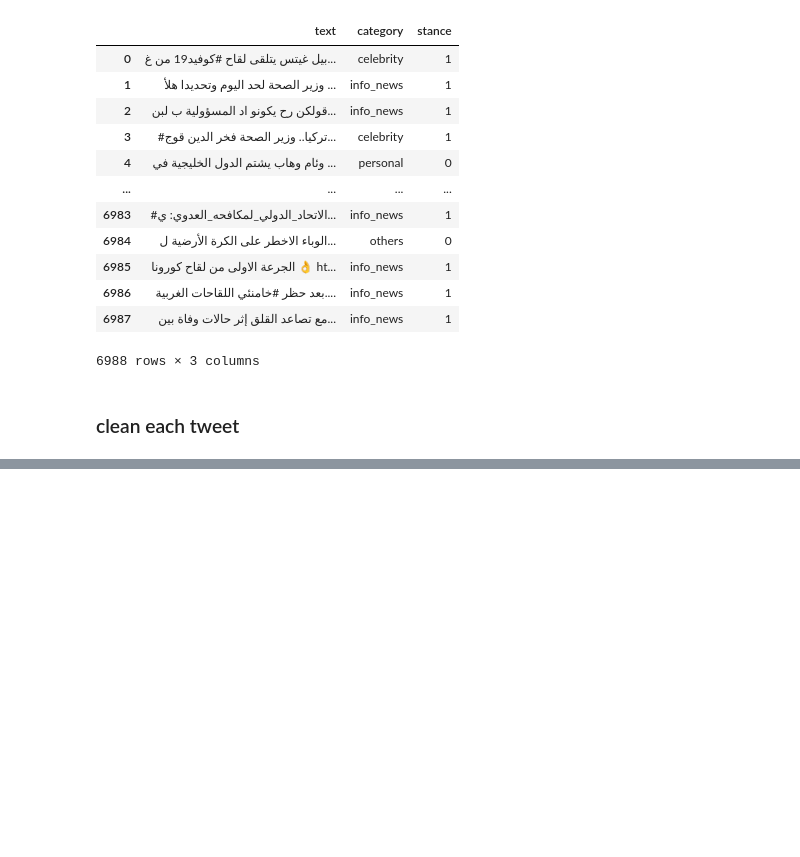
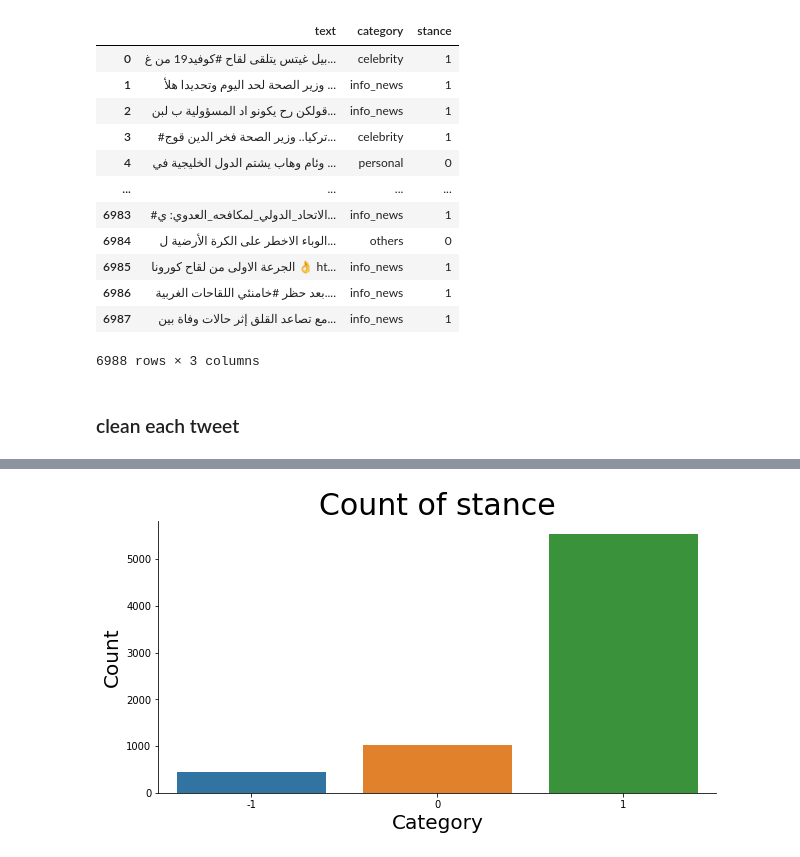
Before and after one commit to gaserashraf/NLP-Project, a Jupyter notebook: preprocessing.ipynb, the cells around one changed output, grey strips where cells are left out. Saved outputs shown, nothing was run; the diff lists cells and outputs as text; code cells hidden in the pictures; blank space fills up the shorter version.

```diff
--- a/preprocessing.ipynb
+++ b/preprocessing.ipynb
@@ -95,0 +110,10 @@ data.to_csv(f"Dataset/preprocessingData.csv", index=False)
+# %%
+plt.figure(figsize=(10, 5))
+plt.title('Count of stance', size=30)
+sns.countplot(x=data.stance)
+plt.ylabel('Count', size=20)
+plt.xlabel('Category', size=20)
+sns.despine(top=True, right=True, left=False, bottom=False)
+plt.show()
+# %% [output]
+[figure, added]
```
Also changed, not shown: parts of 3 cells of this notebook.
